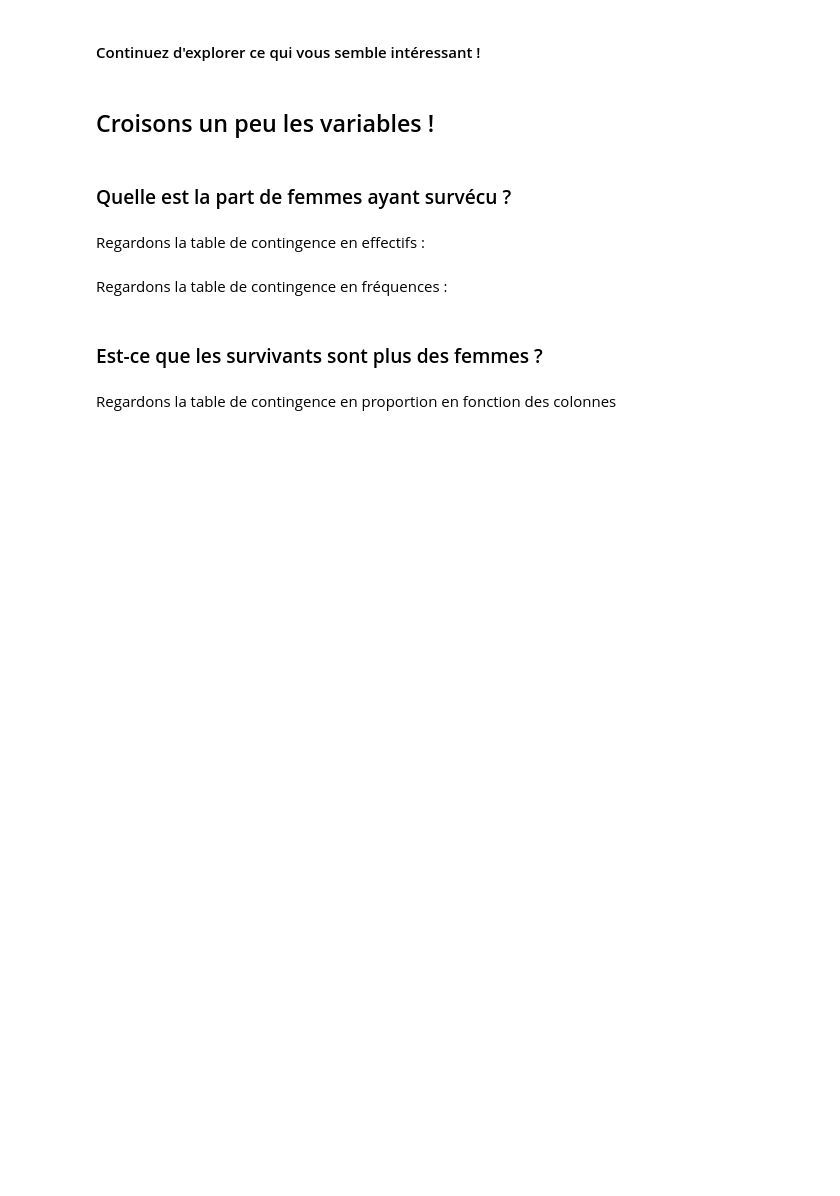
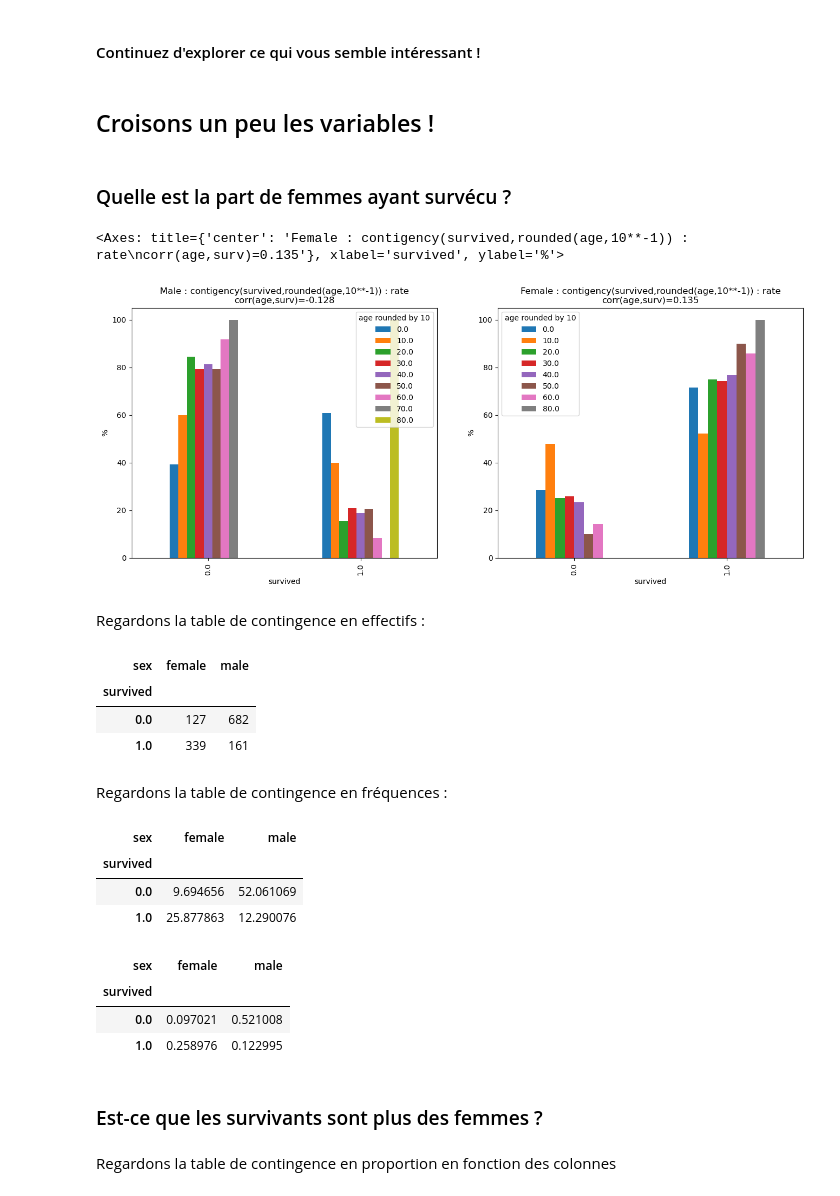
Before and after one commit to thomasmari/DataS3PG, a Jupyter notebook: module/8.Stats/Tests_d_hypothese_3/Tests d_hypothèses.ipynb, the cells around one changed output. Saved outputs shown, nothing was run; the diff lists cells and outputs as text; code cells hidden in the pictures; blank space fills up the shorter version.

```diff
--- a/module/8.Stats/Tests_d_hypothese_3/Tests d_hypothèses.ipynb
+++ b/module/8.Stats/Tests_d_hypothese_3/Tests d_hypothèses.ipynb
@@ -319,10 +360,49 @@ https://fr.wikipedia.org/wiki/Bo%C3%AEte_%C3%A0_moustaches
 ## Croisons un peu les variables !
 # %% [markdown]
 ### Quelle est la part de femmes ayant survécu ?
+# %%
+#data
+df_age_round = df[['age','survived','sex']].copy()
+df_age_round['age rounded by 10'] = df[['age']].apply(lambda x : round(x,-1),axis=1)
+cont_age_surv_count_m = pd.crosstab(df_age_round[df_age_round.sex=='male']['survived'],df_age_round[df_age_round.sex=='male']['age rounded by 10'])
+cont_age_surv_count_f = pd.crosstab(df_age_round[df_age_round.sex=='female']['survived'],df_age_round[df_age_round.sex=='female']['age rounded by 10'])
+cont_age_surv_rate_m = cont_age_surv_count_m / cont_age_surv_count_m.sum(axis=0) *100
+cont_age_surv_rate_f = cont_age_surv_count_f / cont_age_surv_count_f.sum(axis=0) *100
+corr_age_surv_m = round(df[df.sex=='male'][['age','survived']].corr(method='pearson').loc['age','survived'],3)
+corr_age_surv_f = round(df[df.sex=='female'][['age','survived']].corr(method='pearson').loc['age','survived'],3)
+#plotting
+plt.figure(figsize=(16,6))
+axes = [plt.subplot(1,2,1),plt.subplot(1,2,2)]
+cont_age_surv_rate_m.plot.bar(ax=axes[0],title=f'Male : contigency(survived,rounded(age,10**-1)) : rate\ncorr(age,surv)={corr_age_surv_m}',ylabel='%')
+cont_age_surv_rate_f.plot.bar(ax=axes[1],title=f'Female : contigency(survived,rounded(age,10**-1)) : rate\ncorr(age,surv)={corr_age_surv_f}',ylabel='%')
+# %% [output]
+<Axes: title={'center': 'Female : contigency(survived,rounded(age,10**-1)) : rate\ncorr(age,surv)=0.135'}, xlabel='survived', ylabel='%'>
+[figure, added]
 # %% [markdown]
 Regardons la table de contingence en effectifs :
+# %%
+pd.crosstab(df['survived'],df['sex'])
+# %% [output]
+| sex | female | male |
+| survived |  |  |
+| 0.0 | 127 | 682 |
+| 1.0 | 339 | 161 |
 # %% [markdown]
 Regardons la table de contingence en fréquences :
+# %%
+pd.crosstab(df['survived'],df['sex'])/n*100
+# %% [output]
+| sex | female | male |
+| survived |  |  |
+| 0.0 | 9.694656 | 52.061069 |
+| 1.0 | 25.877863 | 12.290076 |
+# %%
+pd.crosstab(df['survived'],df['sex'],normalize='all')
+# %% [output]
+| sex | female | male |
+| survived |  |  |
+| 0.0 | 0.097021 | 0.521008 |
+| 1.0 | 0.258976 | 0.122995 |
 # %% [markdown]
 ### Est-ce que les survivants sont plus des femmes ?
 # %% [markdown]
```
Also changed, not shown: parts of 25 cells of this notebook.
